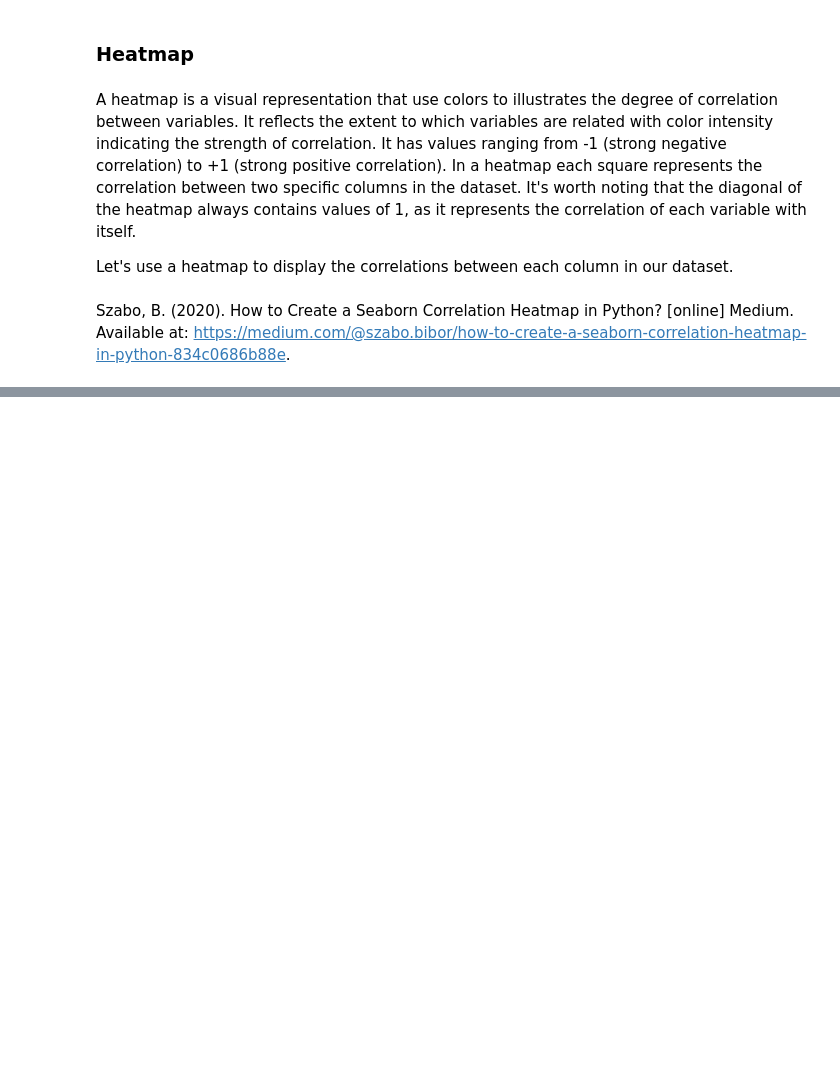
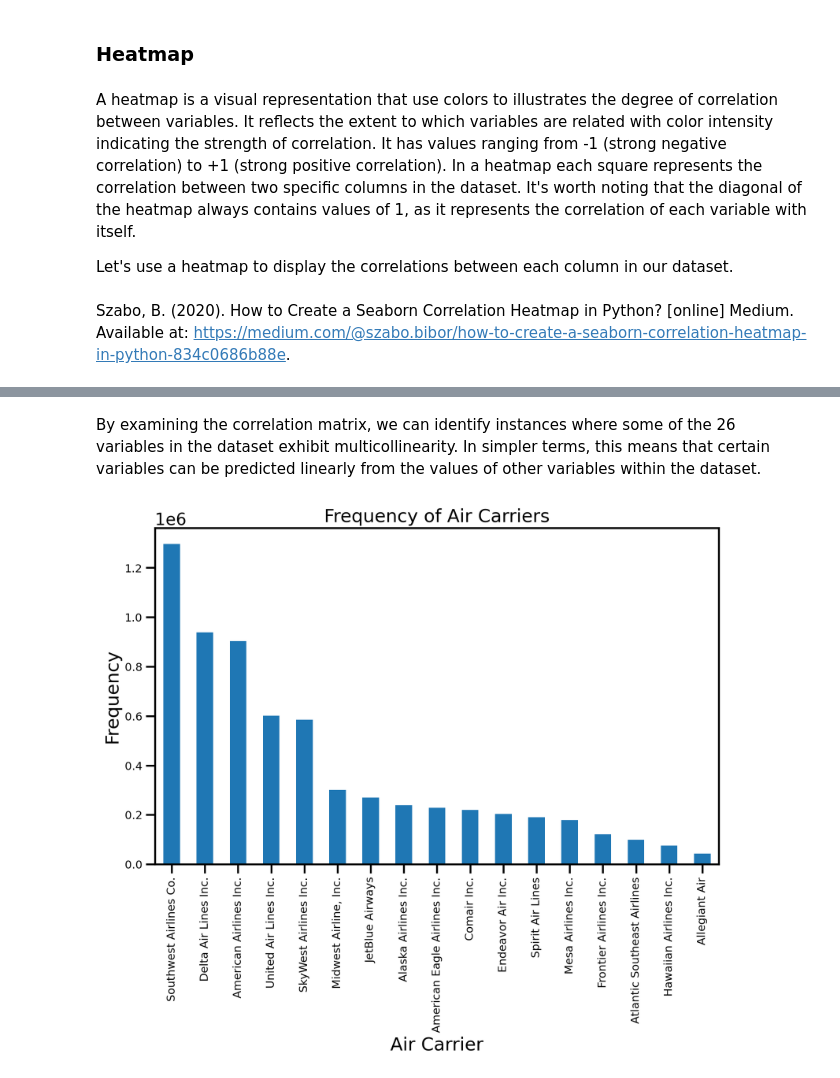
Before and after one commit to RehamTousoun/DataAnalytics_Capstone, a Jupyter notebook: flightDelay.ipynb, the cells around one changed output, grey strips where cells are left out. Cells and saved outputs as stored; diff of their text form; code cells hidden in the pictures; blank space fills up the shorter version.

```diff
--- a/flightDelay.ipynb
+++ b/flightDelay.ipynb
@@ -320,0 +313,21 @@ Pie charts and bar plots are fundamental tools in data visualization that help c
+# %% [markdown]
+By examining the correlation matrix, we can identify instances where some of the 26 variables in the dataset exhibit multicollinearity. In simpler terms, this means that certain variables can be predicted linearly from the values of other variables within the dataset.
+# %%
+# Get the value counts for 'CARRIER_NAME'
+Aircarrier_counts = df['CARRIER_NAME'].value_counts()
+
+# Create a bar plot
+ax = Aircarrier_counts.plot(kind='bar', figsize=(10, 6), fontsize=11)
+
+# Set x-axis labels with rotation
+# ax.set_xticklabels(carrier_counts.index, rotation=90)
+
+# Add labels and title
+plt.xlabel('Air Carrier')
+plt.ylabel('Frequency')
+plt.title('Frequency of Air Carriers')
+
+# Show the plot
+plt.show()
+# %% [output]
+[figure, added]
```
Also changed, not shown: parts of 11 cells of this notebook.
